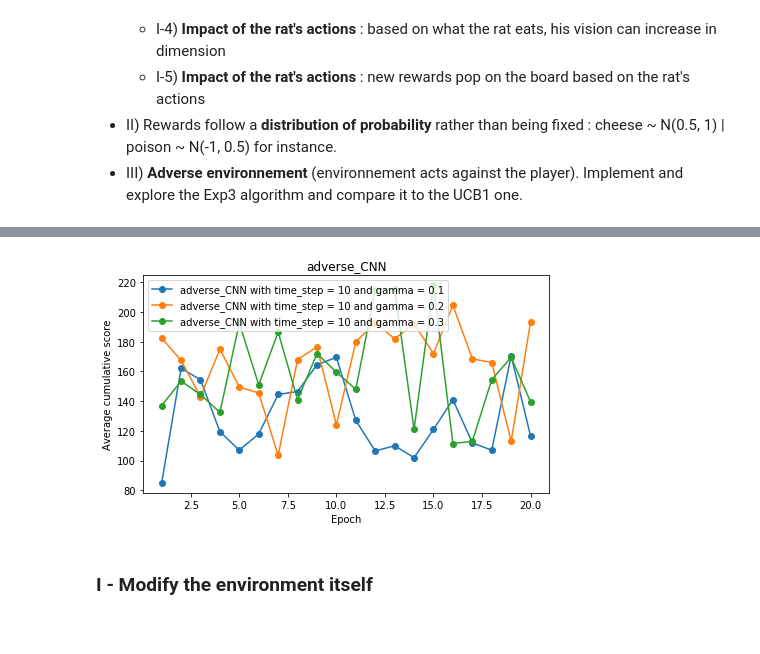
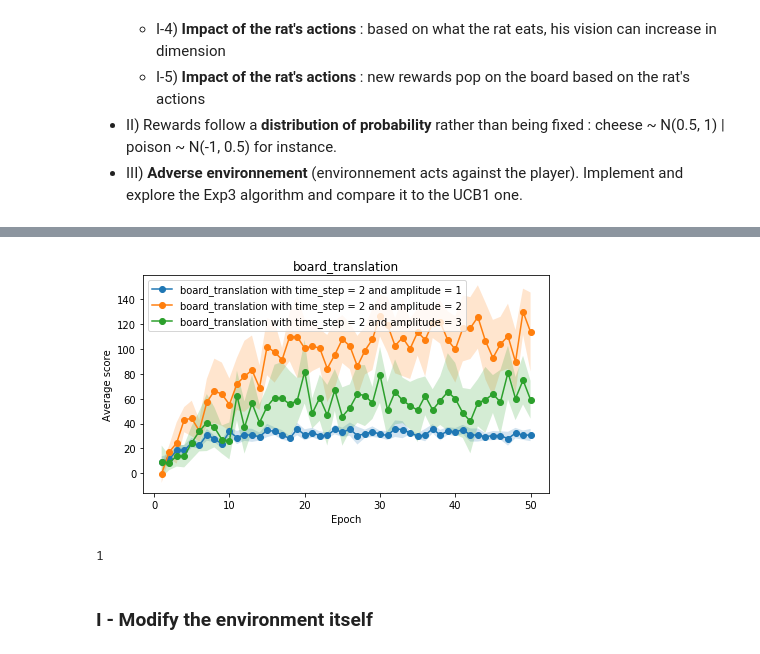
Before and after one commit to EmmanuelJhno/Reinforcement_learning, a Jupyter notebook: Project_adv_env/DQN_rat.ipynb, the cells around one changed output, grey strips where cells are left out. Drawn from its saved outputs; the diff is of its cells as text; code cells hidden in the pictures.

```diff
--- a/Project_adv_env/DQN_rat.ipynb
+++ b/Project_adv_env/DQN_rat.ipynb
@@ -815,12 +817,16 @@ class Adaptive_Environment(Environment):
 def plot_params_variation(name, params_fct, nb_avg =10, epoch=10, eps_decay=0.5, eps_step=3, freq_video=1,
                           size=19, max_time=200, temperature=0.3, immob_penalty=0.1,
                           transform_board=None, transform_visibility=None, add_reward=None,
-                          lr=.001, epsilon=0.3, memory_size=2000, batch_size=32, n_state=3,  suptitle=''):
+                          lr=.001, epsilon=0.3, memory_size=2000, batch_size=32, n_state=3,  suptitle='', memory_access='random'):
 
     plt.figure(figsize=(16, 4))
     plt.suptitle(suptitle)
 
-    scores_tot = np.zeros((len(params_fct),epoch))
+    scores_mean = np.zeros((len(params_fct),epoch))
+    scores_std = np.zeros((len(params_fct),epoch))
+    ub = np.zeros((len(params_fct),epoch))
+    lb = np.zeros((len(params_fct),epoch))
+
     for k in range(len(params_fct)):
         K.clear_session()
         #-------------------------------------------------------------------------------------------------------
@@ -837,7 +843,7 @@ def plot_params_variation(name, params_fct, nb_avg =10, epoch=10, eps_decay=0.5,
             elif transform_board.__name__ in ['board_flip', 'board_reset', 'board_reinit']:
                 mod_env = Adaptive_Environment(size, max_time, temperature, immob_penalty,
                                                transform_board = functools.partial(transform_board,
-                                                                                   time_step=params_fct[k]))
+                                                                                   time_step=params_fct[k][0]))
                 param_name_0 = 'time_step'
                 param_name_1 = ''
 
@@ -851,8 +857,7 @@ def plot_params_variation(name, params_fct, nb_avg =10, epoch=10, eps_decay=0.5,
         elif transform_visibility is not None:
             mod_env = Adaptive_Environment(size, max_time, temperature, immob_penalty,
                                            transform_visibility = functools.partial(transform_visibility,
-                                                                                    win_freq=params_fct[k][0],
-                                                                                    lose_freq=params_fct[k][1]))
+                                                                                    win_freq=params_fct[k][0], lose_freq = params_fct[k][1] ))
             param_name_0 = 'win_freq'
             param_name_1 = 'lose_freq'
 
@@ -865,7 +870,7 @@ def plot_params_variation(name, params_fct, nb_avg =10, epoch=10, eps_decay=0.5,
 
         #-------------------------------------------------------------------------------------------------------
         ### Compute the scores
-        scores_avg = np.zeros(epoch)
+        scores_avg = np.zeros((nb_avg,epoch))
         for i in range(nb_avg):
             if (transform_board is not None) and transform_board.__name__ == 'board_adv':
                 agent = adverse_CNN(gamma=params_fct[k][1], lr=.001, epsilon=0.3, memory_size=2000,
@@ -874,12 +879,20 @@ def plot_params_variation(name, params_fct, nb_avg =10, epoch=10, eps_decay=0.5,
                 agent = DQN_CNN(lr=lr, epsilon=epsilon, memory_size=memory_size, batch_size=batch_size,
                                 n_state=n_state)
 
-            scores = train(agent, mod_env, epoch, eps_decay, eps_step, freq_video,
+            scores = train(agent, mod_env, epoch, eps_decay, eps_step, freq_video, memory_access,
                            prefix='{}_env'.format(name))
             scores = [scores[0]] + [scores[i]-scores[i-1] for i in range(len(scores)-1,0,-1)][::-1]
-            scores_avg += np.array(scores)
+            scores_avg[i] += np.array(scores)
 
-        scores_tot[k] = scores_avg/nb_avg
+        scores_mean[k] = np.mean(scores_avg, axis=0)
+
+        scores_std[k] = np.std(scores_avg, axis=0)
+
+
+        ub[k] = scores_mean[k] - 1.96*scores_std[k]/np.sqrt(nb_avg)
+        lb[k] = scores_mean[k] + 1.96*scores_std[k]/np.sqrt(nb_avg)
+
+
 
 
     #-----------------------------------------------------------------------------------------------------------
@@ -887,13 +900,15 @@ def plot_params_variation(name, params_fct, nb_avg =10, epoch=10, eps_decay=0.5,
     plt.subplot(121)
     if len(params_fct[0])==2 :
         for k in range(len(params_fct)):
-            plt.plot(np.arange(1,epoch+1,1),scores_tot[k], marker='o',
+            plt.plot(np.arange(1,epoch+1,1),scores_mean[k], marker='o',
                      label='{} with {} = {} and {} = {}'.format(name, param_name_0, str(params_fct[k][0]),
                                                                       param_name_1, str(params_fct[k][1])))
+            plt.fill_between(np.arange(1,epoch+1,1), ub[k], lb[k], alpha=.2)
     else:
         for k in range(len(params_fct)):
-            plt.plot(np.arange(1,epoch+1,1),scores_tot[k], marker='o',
+            plt.plot(np.arange(1,epoch+1,1),scores_mean[k], marker='o',
                      label='{} with {} = {}'.format(name, param_name_0, str(params_fct[k][0])))
+            plt.fill_between(np.arange(1,epoch+1,1), ub[k], lb[k], alpha=.2)
 
     plt.xlabel('Epoch')
     plt.ylabel('Average score')
@@ -902,6 +917,6 @@ def plot_params_variation(name, params_fct, nb_avg =10, epoch=10, eps_decay=0.5,
 
     plt.show()
 # %%
-plot_params_variation(name = 'adverse_CNN', params_fct=[[10,.1],[10,.2],[10,.3]], nb_avg=10, epoch=20,
-                      freq_video=10, transform_board=board_adv)
+plot_params_variation(name = 'board_translation', params_fct=[[2,1],[2,2],[2,3]], nb_avg=10, epoch=50,
+                      freq_video=10, transform_board=board_translation, lr=0.001, max_time=500, memory_size=5000, memory_access='linear')
 # %% [output]
@@ -925,4 +940,27 @@ Epoch 020/020 | Loss 0.8367 | Win/lose count 37.5(73.5%)/16.0(21.1%) (21.5)
-[figure, old version]
+[figure, new version]
+# %%
+nb_avg=10
+epoch=50
+
+scores_avg = np.zeros((nb_avg,epoch))
+for i in range(nb_avg):
+    agent = DQN_CNN(lr=.001, epsilon=0.3, memory_size=5000, batch_size=50, n_state=3)
+    scores = train(agent, mod_env, epoch, freq_video=10, eps_decay=0.5, eps_step=3,
+                   prefix='{}_env'.format(name), memory_access=memory_access)
+    scores = [scores[0]] + [scores[i]-scores[i-1] for i in range(len(scores)-1,0,-1)][::-1]
+    scores_avg[i] += np.array(scores)
+
+scores_mean = np.mean(scores_avg, axis=0)
+scores_std = np.std(scores_avg, axis=0)
+
+plt.plot(np.arange(1,epoch+1,1), scores_mean, marker='o', color='blue',
+         label='Standard CNN DQN')
+ub = scores_mean - 1.96*scores_std/np.sqrt(nb_avg)
+lb = scores_mean + 1.96*scores_std/np.sqrt(nb_avg)
+plt.fill_between(np.arange(1,epoch+1,1), ub, lb, color='blue', alpha=.2)
+plt.legend()
+# %% [output]
+1
 # %% [markdown]
 ### I - Modify the environment itself
 # %% [markdown]
```
Also changed, not shown: parts of 3 cells of this notebook.
